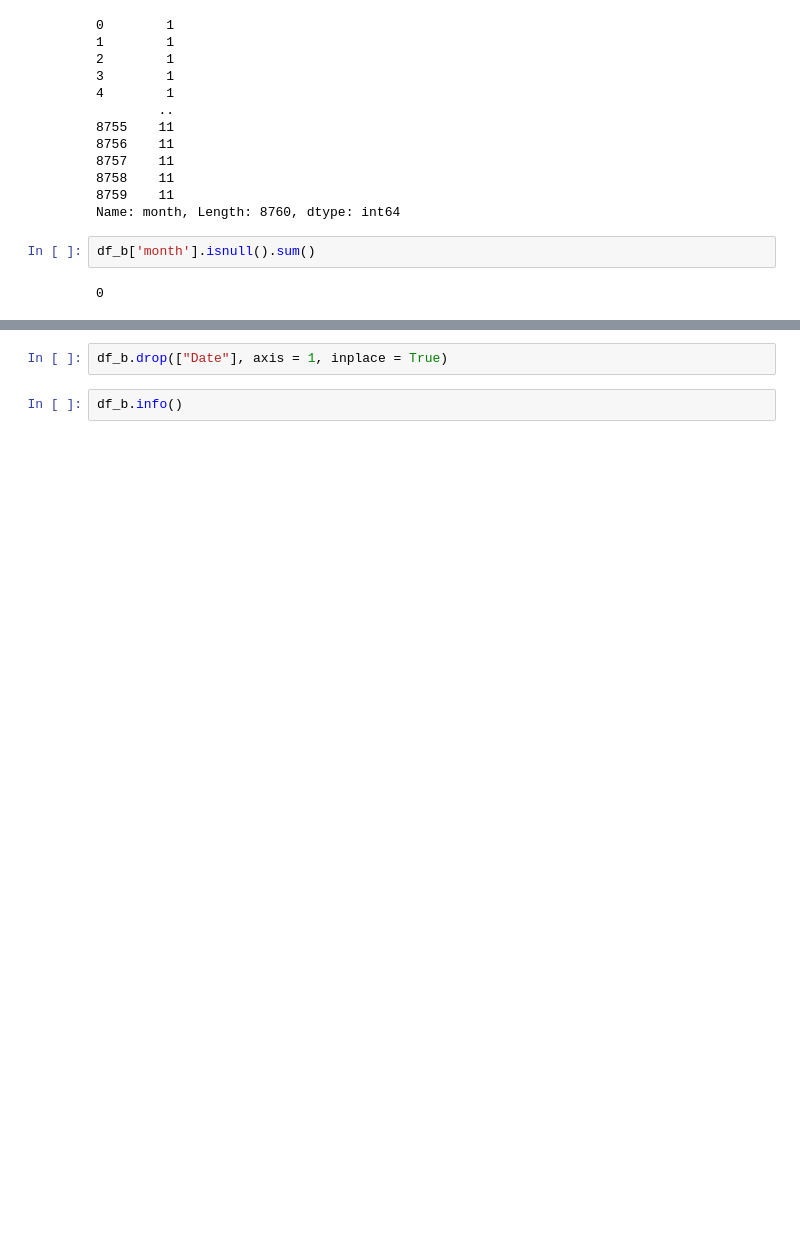
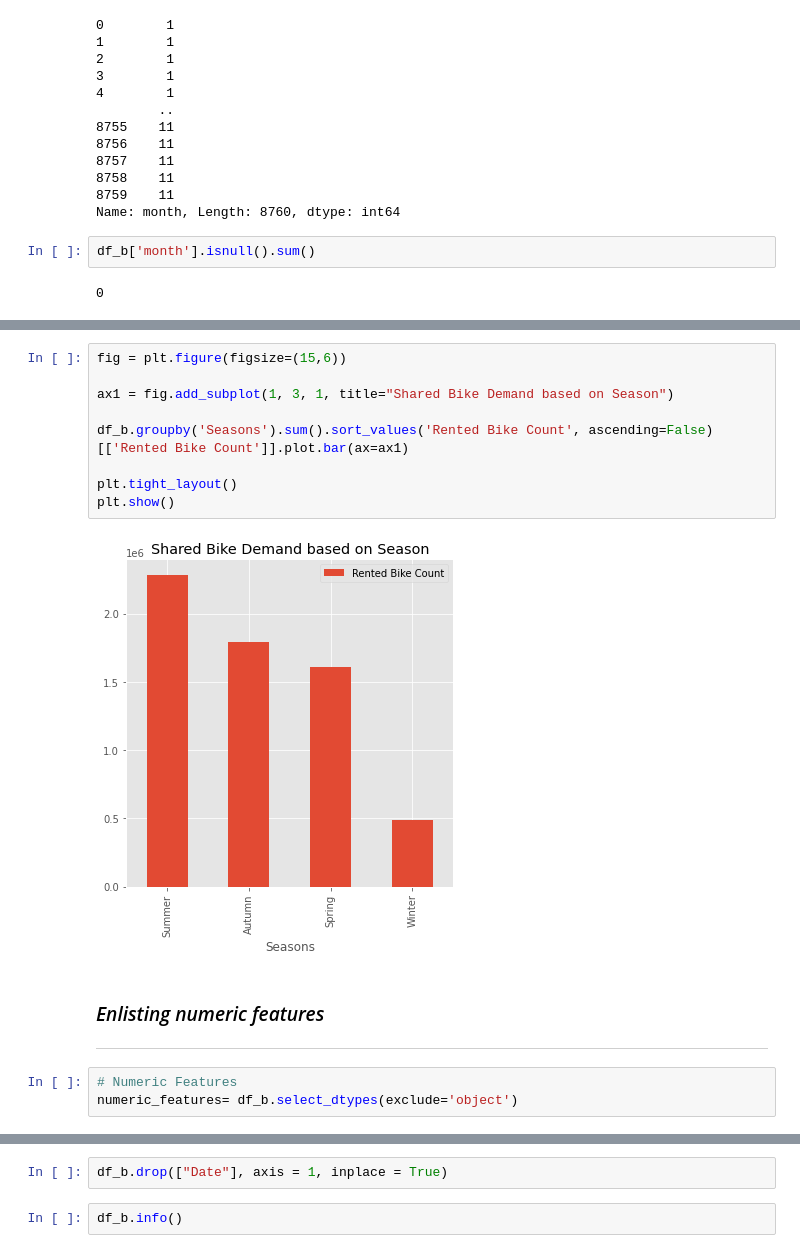
Before and after one commit to Jasjot-Kaur/Seoul-Bike-Sharing-Demand-Prediction_Linear-Regression, a Jupyter notebook: Regression_Seoul_Bike_Sharing_Demand_Prediction.ipynb, the cells around one changed output, grey strips where cells are left out. Saved outputs shown, nothing was run; the diff lists cells and outputs as text; blank space fills up the shorter version.

```diff
--- a/Regression_Seoul_Bike_Sharing_Demand_Prediction.ipynb
+++ b/Regression_Seoul_Bike_Sharing_Demand_Prediction.ipynb
@@ -225,0 +234,18 @@ df_b['month'].isnull().sum()
+# %%
+fig = plt.figure(figsize=(15,6))
+
+ax1 = fig.add_subplot(1, 3, 1, title="Shared Bike Demand based on Season")
+
+df_b.groupby('Seasons').sum().sort_values('Rented Bike Count', ascending=False)[['Rented Bike Count']].plot.bar(ax=ax1)
+
+plt.tight_layout()
+plt.show()
+# %% [output]
+[figure, added]
+# %% [markdown]
+### *Enlisting numeric features*
+
+____
+# %%
+# Numeric Features
+numeric_features= df_b.select_dtypes(exclude='object')
```
Also changed, not shown: parts of 39 cells of this notebook.
